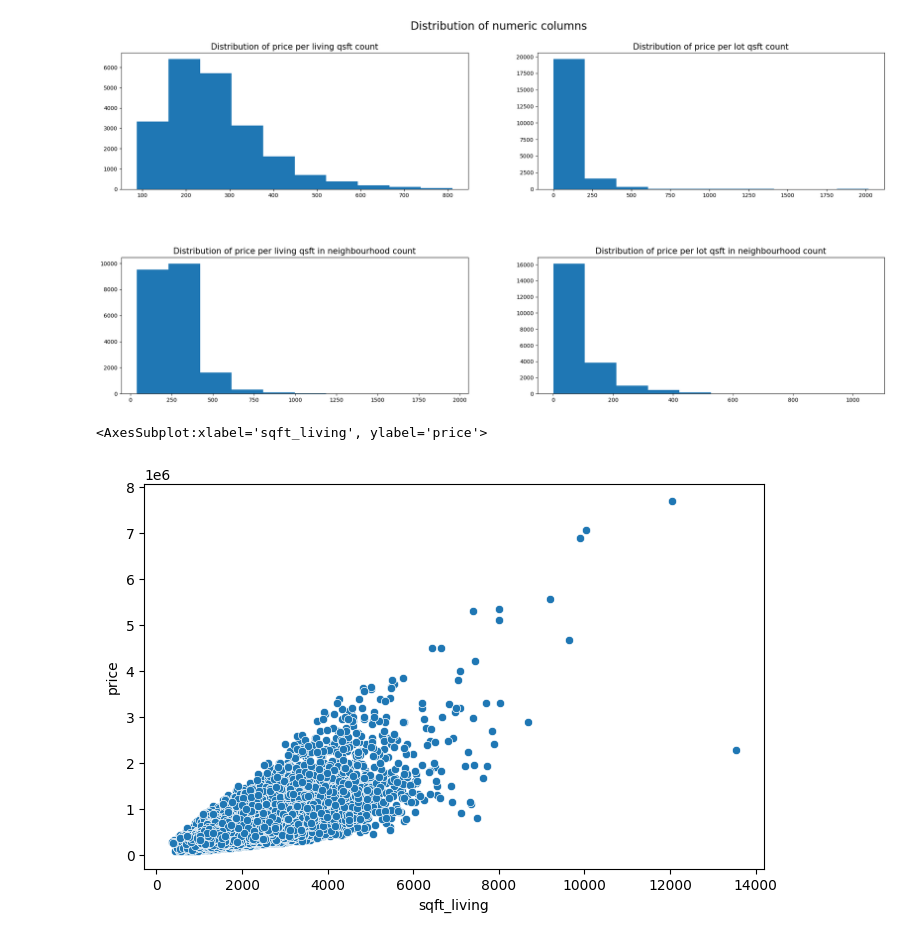
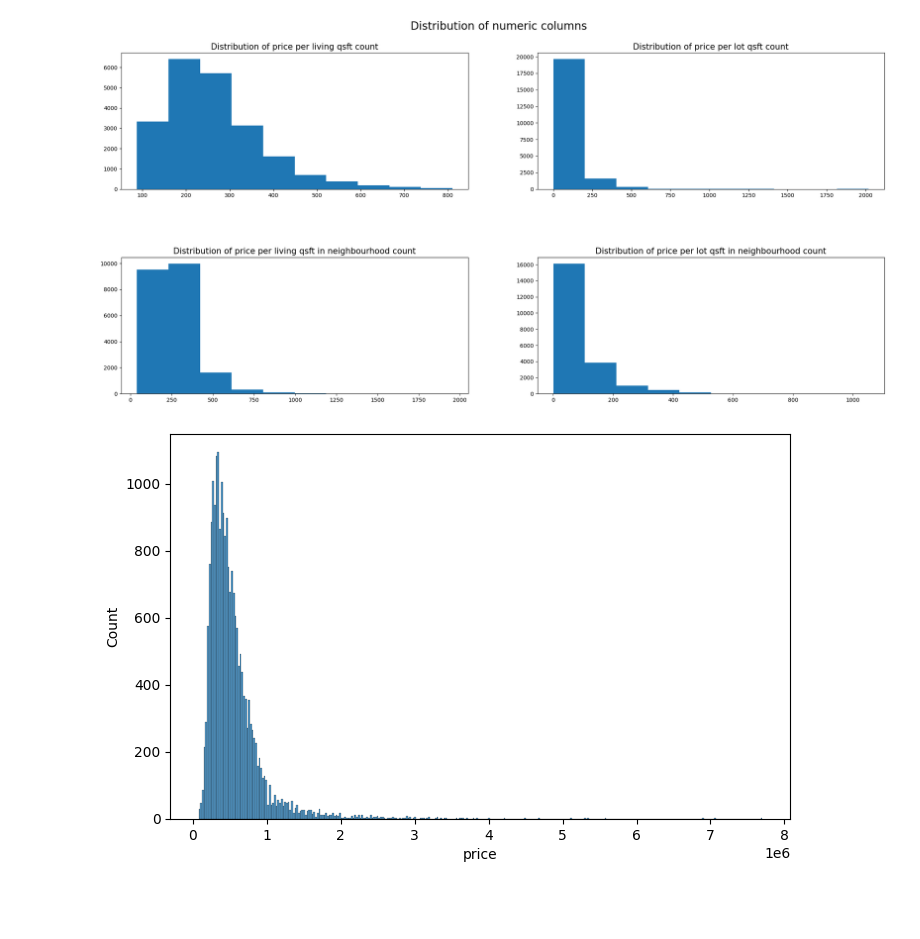
Before and after one commit to tomduese/ds-eda-project, a Jupyter notebook: EDA.ipynb, the cells around one changed output. Saved outputs shown, nothing was run; the diff lists cells and outputs as text; code cells hidden in the pictures; blank space fills up the shorter version.

```diff
--- a/EDA.ipynb
+++ b/EDA.ipynb
@@ -235,8 +243,7 @@ ax[1][1].set_title(
 # %% [output]
 Text(0.5, 1.0, 'Distribution of price per lot qsft in neighbourhood count')
 [figure]
-# %%
-sns.scatterplot(data=df, y="price", x="sqft_living")
-# %% [output]
-<AxesSubplot:xlabel='sqft_living', ylabel='price'>
-[figure, removed]
+# %%
+fig = sns.histplot(data=df, x="price")
+# %% [output]
+[figure, added]
```
Also changed, not shown: parts of 17 cells of this notebook.
